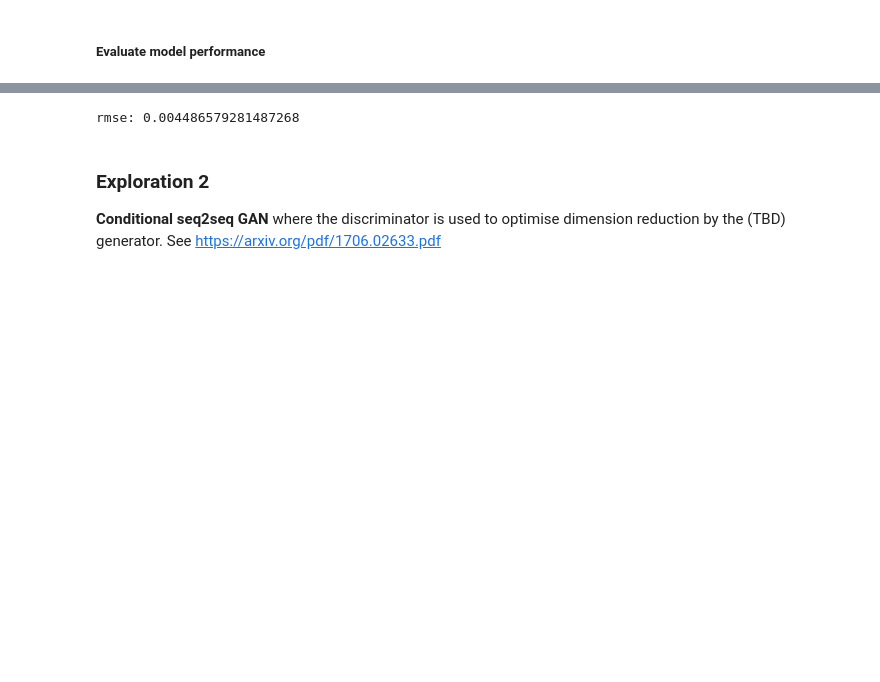
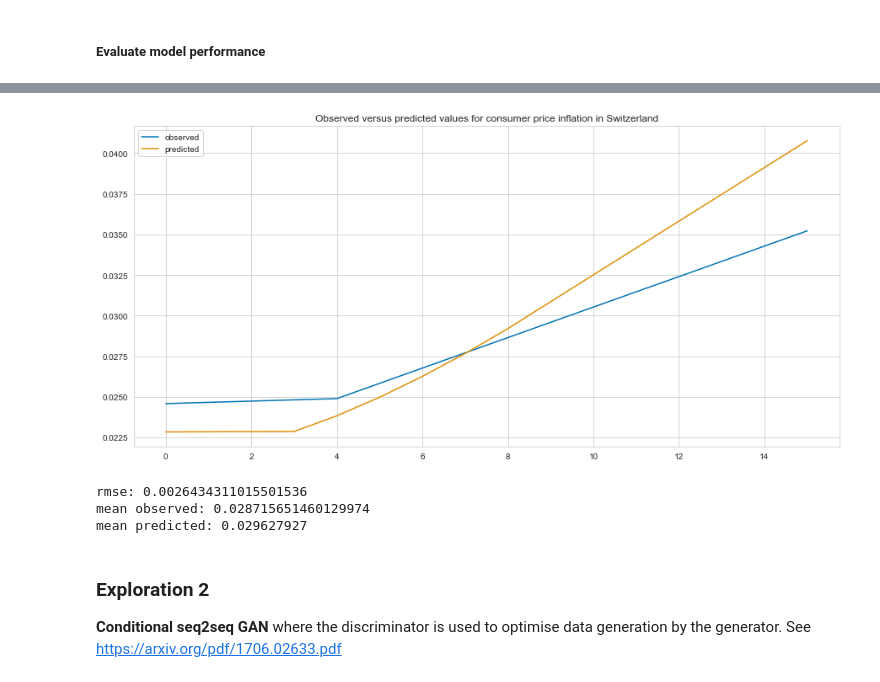
Before and after one commit to denominations-io/macroeconomics, a Jupyter notebook: model_one.ipynb, the cells around one changed output, grey strips where cells are left out. Cells and saved outputs as stored; diff of their text form; code cells hidden in the pictures; blank space fills up the shorter version.

```diff
--- a/model_one.ipynb
+++ b/model_one.ipynb
@@ -184,7 +185,7 @@ lstm_train_y = np.asarray(labels[0:100])
 lstm_train_y = lstm_train_y.reshape((lstm_train_y.shape[0]))
 # %%
 lstm_test_X = np.asarray(features[100:])
-lstm_test_X = lstm_test_X.reshape((lstm_test_X.shape[0], 6, 37))
+lstm_test_X = lstm_test_X.reshape((lstm_test_X.shape[0], lstm_params['sequence_length'], num_features))
 lstm_test_y = np.asarray(labels[100:])
 lstm_test_y = lstm_test_y.reshape((lstm_test_y.shape[0]))
 # %% [markdown]
@@ -235,13 +240,25 @@ model.evaluate(lstm_test_X, lstm_test_y)
 # %%
 yhat = model.predict(lstm_test_X)
+# %%
+plt.figure(figsize=(15,7))
+plt.plot(lstm_test_y, label='observed')
+plt.plot(yhat, label='predicted')
+plt.legend()
+plt.title('Observed versus predicted values for consumer price inflation in %s' % country)
+plt.show()
+# %% [output]
+[figure, added]
 # %%
 from sklearn.metrics import mean_squared_error
 
-print('rmse: %s' % np.sqrt(mean_squared_error(lstm_test_y, yhat)))
+print('rmse: %s\nmean observed: %s\nmean predicted: %s' % (np.sqrt(mean_squared_error(lstm_test_y, yhat)),
+                                                           np.mean(lstm_test_y), np.mean(yhat)))
 # %% [output]
-rmse: 0.004486579281487268
+rmse: 0.0026434311015501536
+mean observed: 0.028715651460129974
+mean predicted: 0.029627927
 # %% [markdown]
 ### Exploration 2
 
-**Conditional seq2seq GAN** where the discriminator is used to optimise dimension reduction by the (TBD) generator. See https://arxiv.org/pdf/1706.02633.pdf
+**Conditional seq2seq GAN** where the discriminator is used to optimise data generation by the generator. See https://arxiv.org/pdf/1706.02633.pdf
 # %%
```
Also changed, not shown: parts of 8 cells of this notebook.
